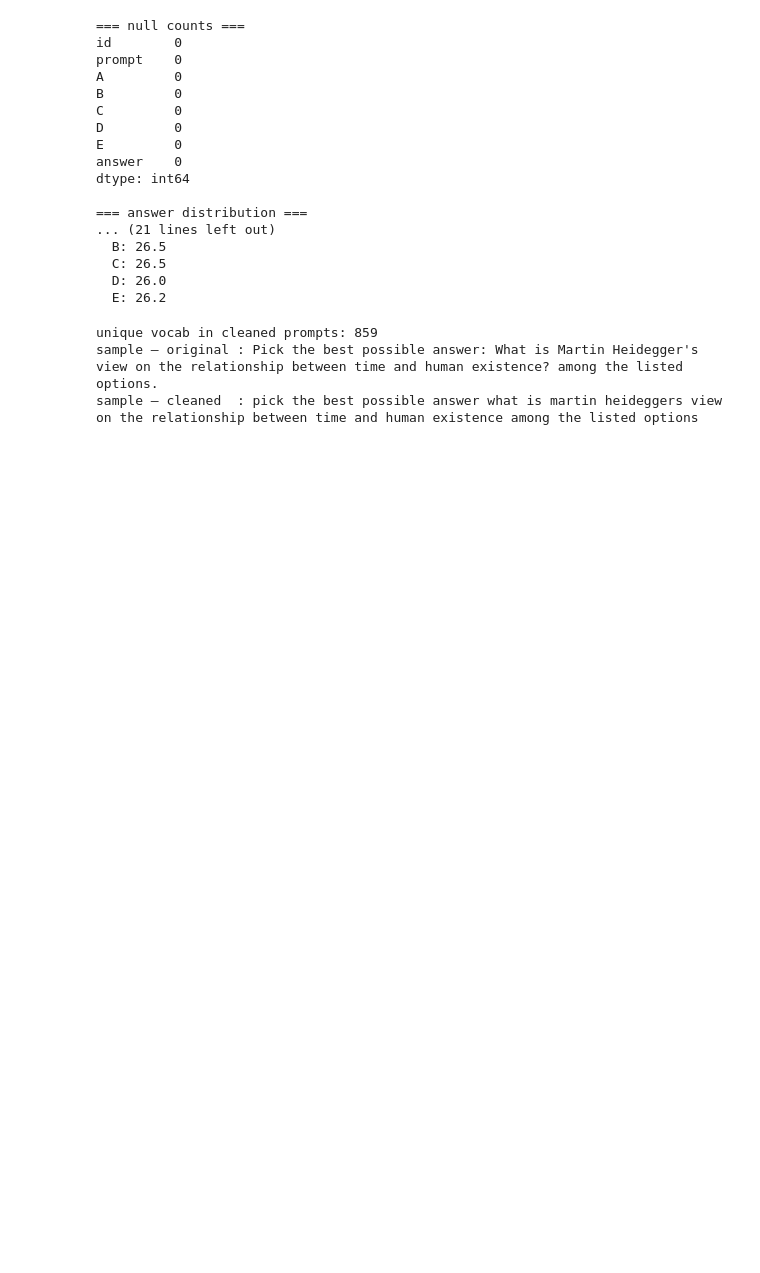
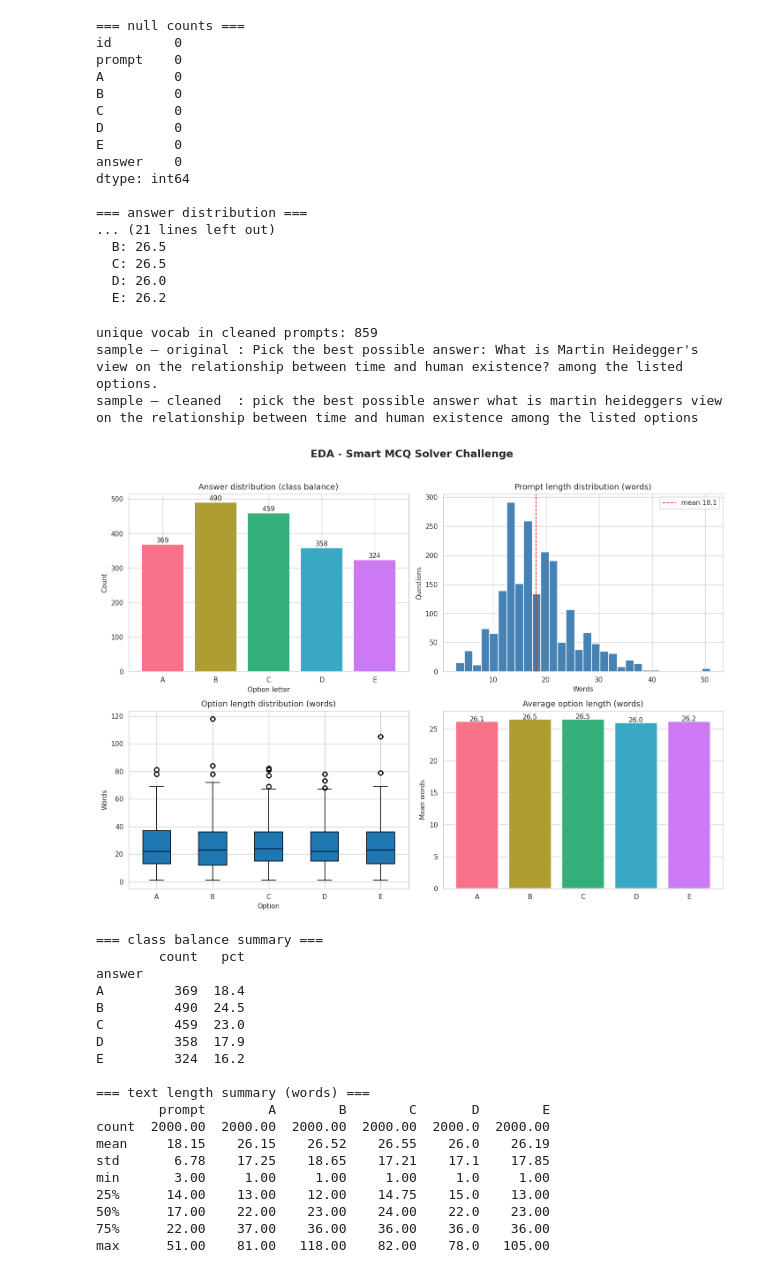
Before and after one commit to 23f1000362/dl-genai-project-23f1000362, a Jupyter notebook: notebooks/main_notebook.ipynb, the cells around one changed output. Drawn from its saved outputs; the diff is of its cells as text; code cells hidden in the pictures; blank space fills up the shorter version.

Commit message:
Milestone 5: Completed Smart MCQ Solver with ensemble approach

```diff
--- a/notebooks/main_notebook.ipynb
+++ b/notebooks/main_notebook.ipynb
@@ -115,3 +124,81 @@ print(f"sample — cleaned  : {train['clean_prompt'].iloc[0]}")
 unique vocab in cleaned prompts: 859
 sample — original : Pick the best possible answer: What is Martin Heidegger's view on the relationship between time and human existence? among the listed options.
 sample — cleaned  : pick the best possible answer what is martin heideggers view on the relationship between time and human existence among the listed options
+# %%
+plt.rcParams.update({'figure.dpi': 120, 'font.size': 9})
+sns.set_style("whitegrid")
+
+fig, axes = plt.subplots(2, 2, figsize=(12, 9))
+fig.suptitle("EDA - Smart MCQ Solver Challenge", fontsize=14, fontweight='bold')
+colors = sns.color_palette("husl", 5)
+
+# 1. class balance (bar chart with counts)
+counts = train['answer'].value_counts().reindex(OPTS)
+ax = axes[0, 0]
+bars = ax.bar(counts.index, counts.values, color=colors)
+ax.set_title("Answer distribution (class balance)")
+ax.set_xlabel("Option letter"); ax.set_ylabel("Count")
+for b, c in zip(bars, counts.values):
+  ax.text(b.get_x() + b.get_width()/2, b.get_height() + 5, str(c),
+          ha='center', fontsize=9)
+
+# 2. prompt length distribution (histogram)
+plen = train['prompt'].str.split().str.len()
+ax = axes[0, 1]
+ax.hist(plen, bins=30, color='steelblue', edgecolor='white')
+ax.set_title("Prompt length distribution (words)")
+ax.set_xlabel("Words"); ax.set_ylabel("Questions")
+ax.axvline(plen.mean(), color='red', ls='--', lw=1, label=f"mean {plen.mean():.1f}")
+ax.legend()
+
+# 3. option length distribution (boxplot across A-E)
+opt_len = pd.DataFrame({o: train[o].str.split().str.len() for o in OPTS})
+ax = axes[1, 0]
+ax.boxplot([opt_len[o].values for o in OPTS], labels=OPTS, patch_artist=True,
+         medianprops=dict(color='black'))
+ax.set_title("Option length distribution (words)")
+ax.set_xlabel("Option"); ax.set_ylabel("Words")
+
+# 4. average option length (bar chart)
+avg_opt = train[OPTS].apply(lambda c: c.str.split().str.len().mean())
+ax = axes[1, 1]
+ax.bar(avg_opt.index, avg_opt.values, color=colors)
+ax.set_title("Average option length (words)")
+ax.set_ylabel("Mean words")
+for i, v in enumerate(avg_opt.values):
+  ax.text(i, v + 0.05, f"{v:.1f}", ha='center', fontsize=9)
+
+plt.tight_layout(rect=[0, 0, 1, 0.96])
+plt.savefig("/kaggle/working/eda_overview.png", bbox_inches='tight', dpi=150)
+plt.show()
+
+# printed stats tables for the report text
+print("\n=== class balance summary ===")
+print(train['answer'].value_counts().reindex(OPTS).to_frame('count').assign(
+  pct=lambda d: (100 * d['count'] / d['count'].sum()).round(1)))
+print("\n=== text length summary (words) ===")
+print(pd.DataFrame({
+  'prompt': plen.describe().round(2),
+  **{o: train[o].str.split().str.len().describe().round(2) for o in OPTS}
+}))
+# %% [output]
+[figure, added]
+=== class balance summary ===
+        count   pct
+answer
+A         369  18.4
+B         490  24.5
+C         459  23.0
+D         358  17.9
+E         324  16.2
+
+=== text length summary (words) ===
+        prompt        A        B        C       D        E
+count  2000.00  2000.00  2000.00  2000.00  2000.0  2000.00
+mean     18.15    26.15    26.52    26.55    26.0    26.19
+std       6.78    17.25    18.65    17.21    17.1    17.85
+min       3.00     1.00     1.00     1.00     1.0     1.00
+25%      14.00    13.00    12.00    14.75    15.0    13.00
+50%      17.00    22.00    23.00    24.00    22.0    23.00
+75%      22.00    37.00    36.00    36.00    36.0    36.00
+max      51.00    81.00   118.00    82.00    78.0   105.00
```
Also changed, not shown: parts of 18 cells of this notebook.
